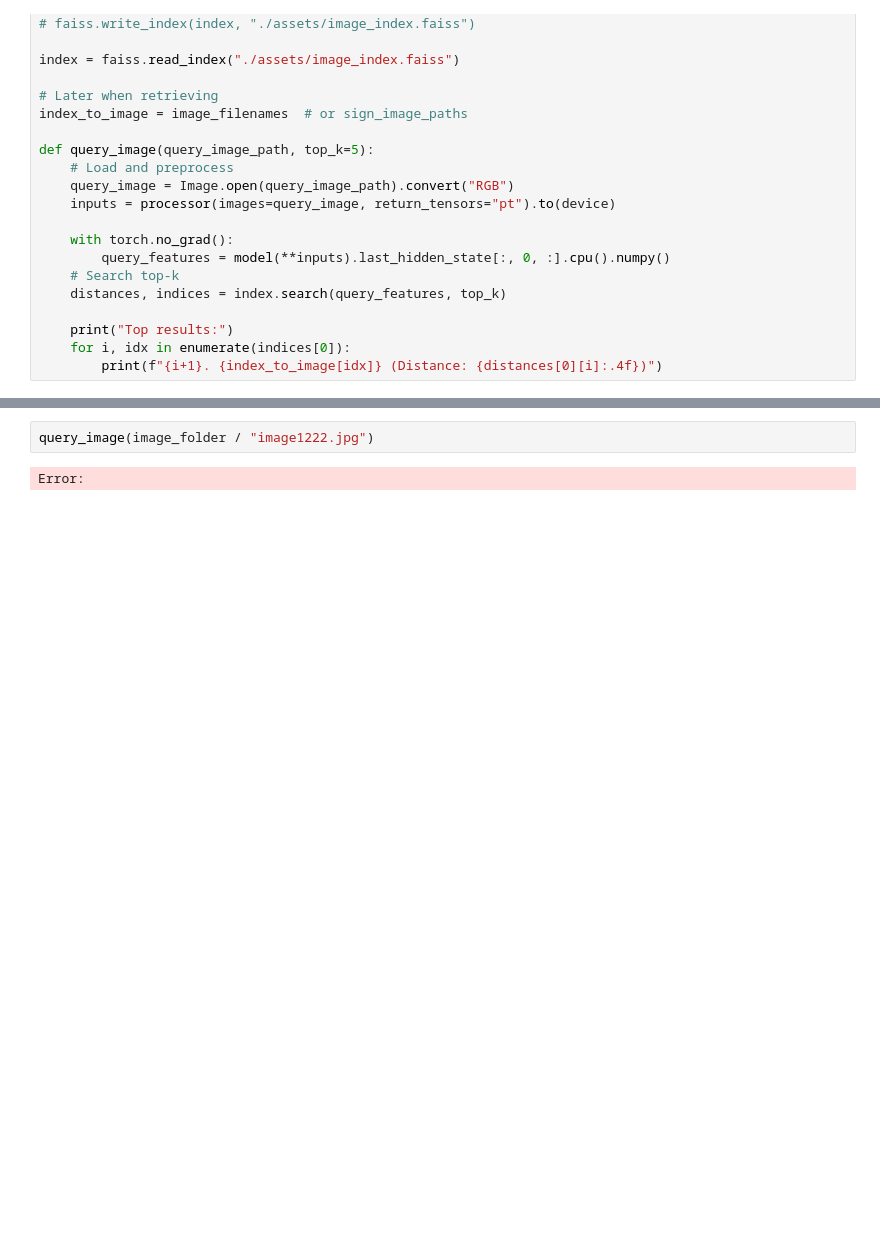
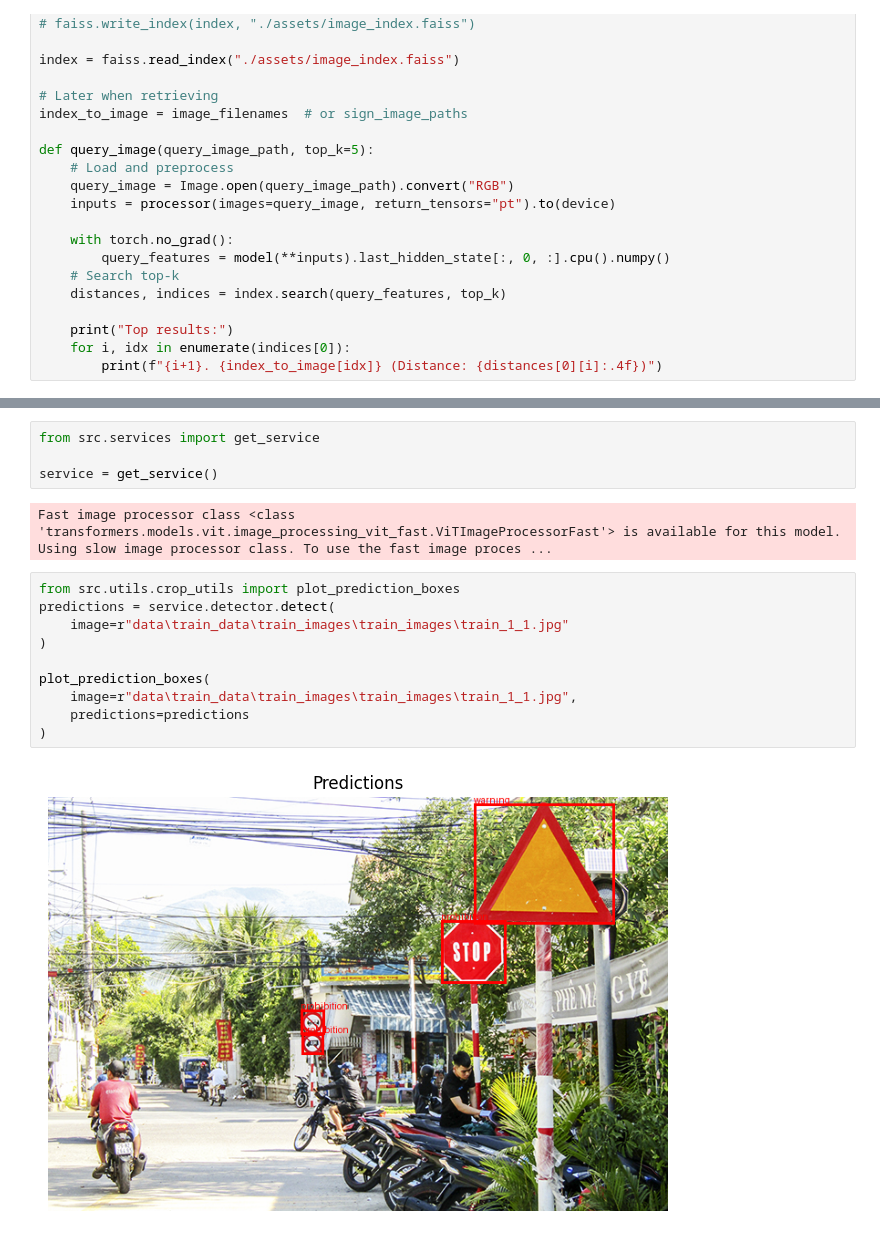
Before and after one commit to KiRzEa/VLSP_2025_SIGMA, a Jupyter notebook: notebooks/experiment_image_retrieval.ipynb, the cells around one changed output, grey strips where cells are left out. Saved outputs shown, nothing was run; the diff lists cells and outputs as text; blank space fills up the shorter version.

Commit message:
chore: notebook for image retrieval experiment

```diff
--- a/notebooks/experiment_image_retrieval.ipynb
+++ b/notebooks/experiment_image_retrieval.ipynb
@@ -302,4 +138,18 @@ def query_image(query_image_path, top_k=5):
 # %%
-query_image(image_folder / "image1222.jpg")
+from src.services import get_service
+
+service = get_service()
 # %% [output]
-Error:
+Fast image processor class <class 'transformers.models.vit.image_processing_vit_fast.ViTImageProcessorFast'> is available for this model. Using slow image processor class. To use the fast image proces ...
+# %%
+from src.utils.crop_utils import plot_prediction_boxes
+predictions = service.detector.detect(
+    image=r"data\train_data\train_images\train_images\train_1_1.jpg"
+)
+
+plot_prediction_boxes(
+    image=r"data\train_data\train_images\train_images\train_1_1.jpg",
+    predictions=predictions
+)
+# %% [output]
+[figure, added]
```
Also changed, not shown: parts of 9 cells of this notebook.
